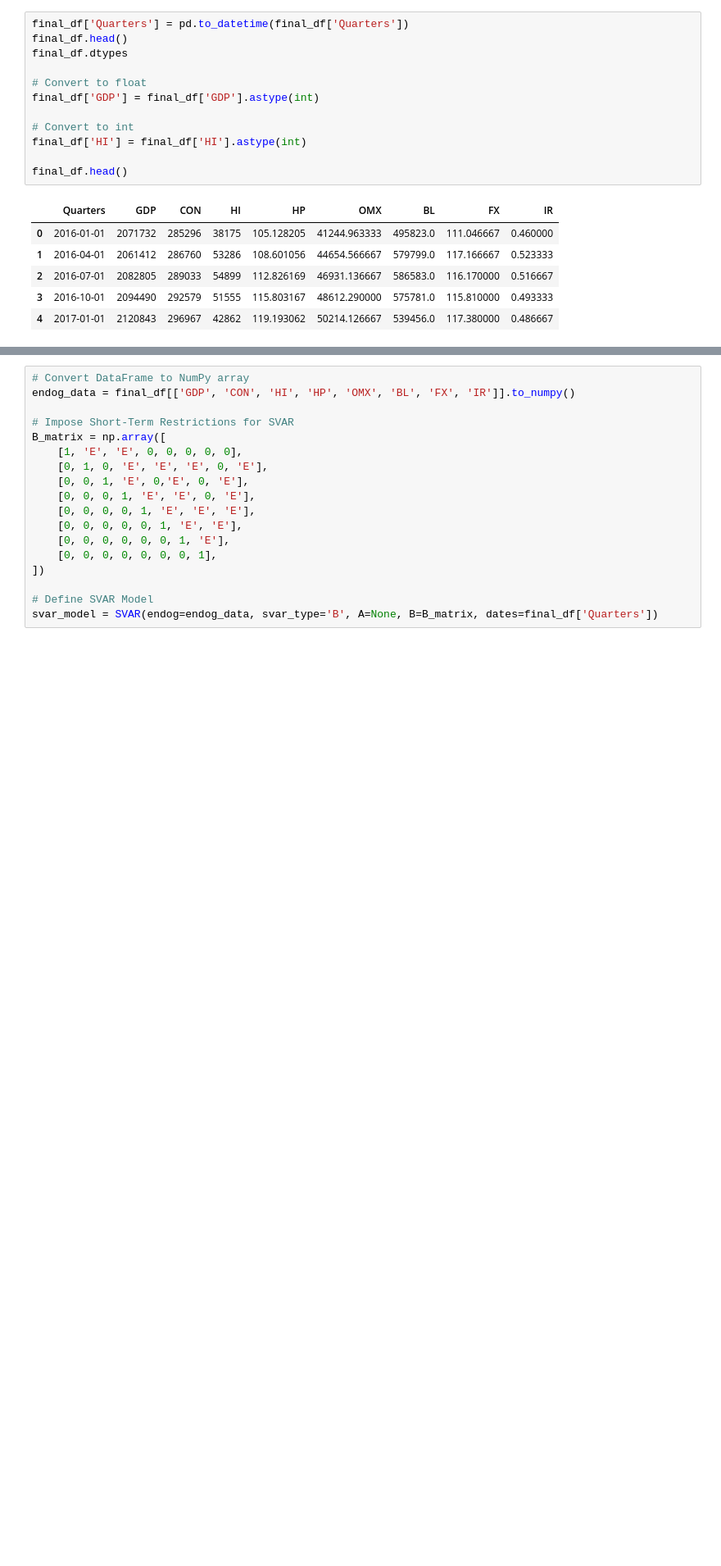
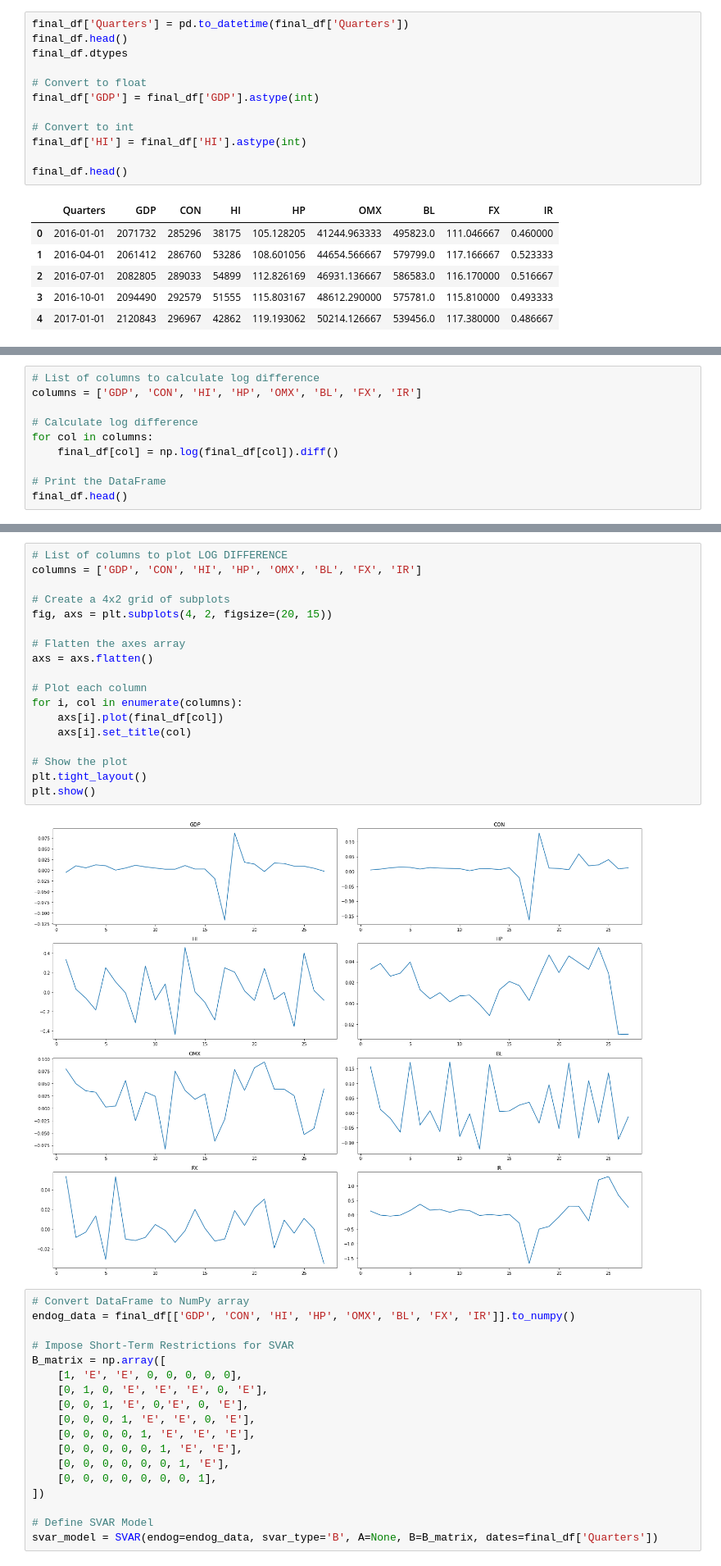
Before and after one commit to anahatkc/DataProject_526, a Jupyter notebook: data_anahat.ipynb, the cells around one changed output, grey strips where cells are left out. Shown at 82% size. Drawn from its saved outputs; the diff is of its cells as text; blank space fills up the shorter version.

```diff
--- a/data_anahat.ipynb
+++ b/data_anahat.ipynb
@@ -202,3 +202,13 @@ plt.tight_layout()
 plt.show()
 # %% [output]
 [figure]
+# %%
+# List of columns to calculate log difference
+columns = ['GDP', 'CON', 'HI', 'HP', 'OMX', 'BL', 'FX', 'IR']
+
+# Calculate log difference
+for col in columns:
+    final_df[col] = np.log(final_df[col]).diff()
+
+# Print the DataFrame
+final_df.head()
@@ -205,3 +222,23 @@ plt.show()
+# %%
+# List of columns to plot LOG DIFFERENCE
+columns = ['GDP', 'CON', 'HI', 'HP', 'OMX', 'BL', 'FX', 'IR']
+
+# Create a 4x2 grid of subplots
+fig, axs = plt.subplots(4, 2, figsize=(20, 15))
+
+# Flatten the axes array
+axs = axs.flatten()
+
+# Plot each column
+for i, col in enumerate(columns):
+    axs[i].plot(final_df[col])
+    axs[i].set_title(col)
+
+# Show the plot
+plt.tight_layout()
+plt.show()
+# %% [output]
+[figure, added]
 # %%
 # Convert DataFrame to NumPy array
 endog_data = final_df[['GDP', 'CON', 'HI', 'HP', 'OMX', 'BL', 'FX', 'IR']].to_numpy()
```
Also changed, not shown: parts of 2 cells of this notebook.
